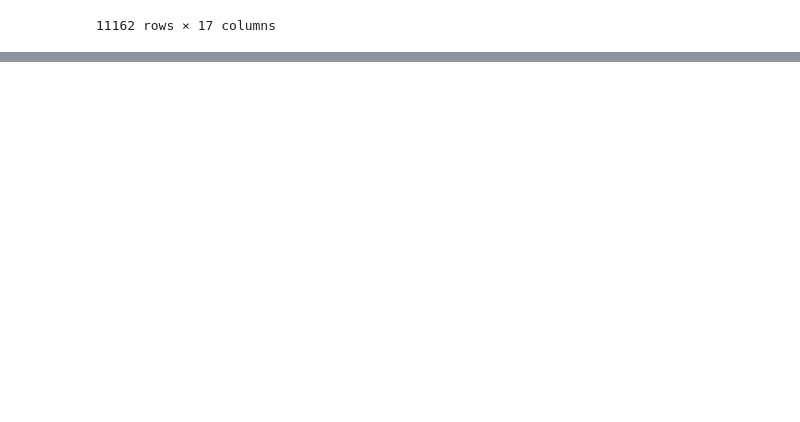
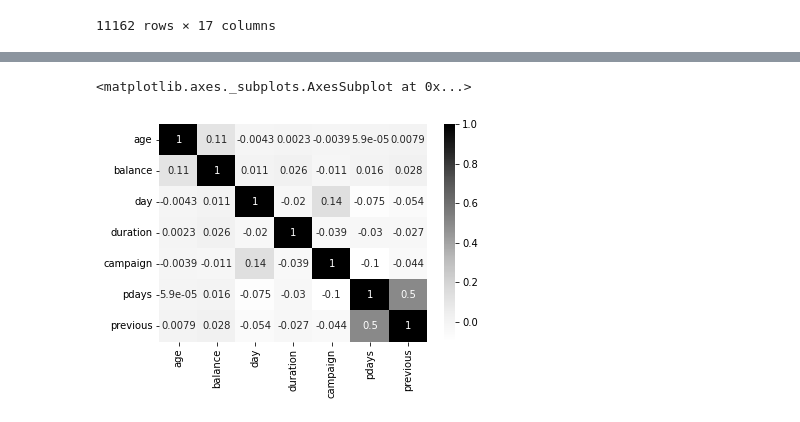
Before and after one commit to OmarEmad313/Bank-Marketing-Campaign, a Jupyter notebook: Bank_Marketing_Campaign.ipynb, the cells around one changed output, grey strips where cells are left out. Saved outputs shown, nothing was run; the diff lists cells and outputs as text; code cells hidden in the pictures; blank space fills up the shorter version.

```diff
--- a/Bank_Marketing_Campaign.ipynb
+++ b/Bank_Marketing_Campaign.ipynb
@@ -93,0 +161,6 @@ print(y_counts)
+# %%
+#Pearson’s Correlations, which measures the strength of a linear relationship
+sns.heatmap(traindf.corr(method='pearson'), cmap="Greys", annot=True)
+# %% [output]
+<matplotlib.axes._subplots.AxesSubplot at 0x...>
+[figure, added]
```
Also changed, not shown: parts of 20 cells of this notebook.
